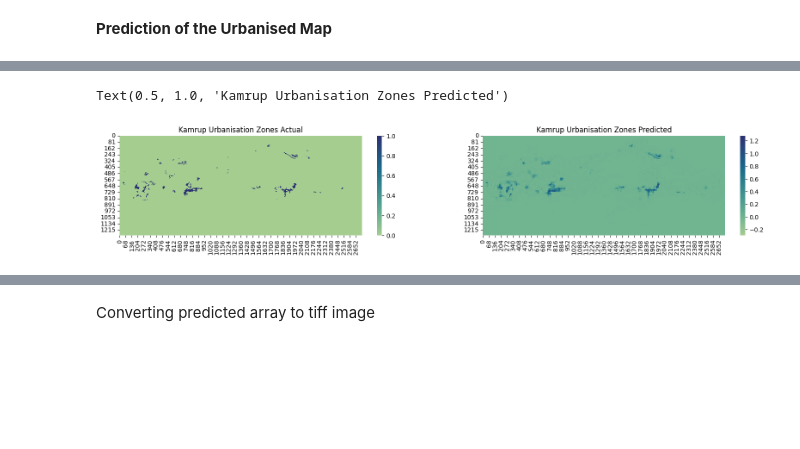
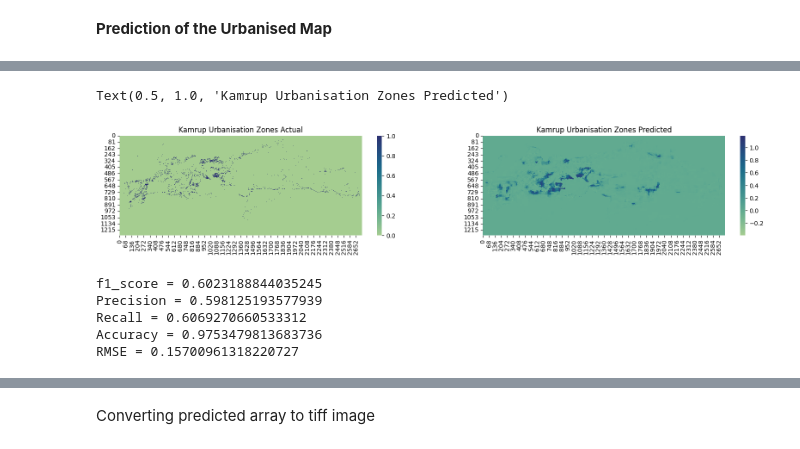
Before and after one commit to DexterfreaK/XGboostUrban, a Jupyter notebook: XGBoost_using_dataframe.ipynb, the cells around one changed output, grey strips where cells are left out. Drawn from its saved outputs; the diff is of its cells as text; code cells hidden in the pictures; blank space fills up the shorter version.

```diff
--- a/XGBoost_using_dataframe.ipynb
+++ b/XGBoost_using_dataframe.ipynb
@@ -215,0 +257,23 @@ y_pred = model.predict(X_test)
+# %%
+df = pd.DataFrame({
+    'Slope': Slope.flatten(),
+    'Elevation': Elevation.flatten(),
+    'PopDen': popden.flatten(),
+    'Friction': Friction.flatten(),
+    'Floods': floods.flatten(),
+    'Accessibility': accessibility.flatten(),
+    'GDP': gdp.flatten(),
+    'Previous_builtup': previousBuiltup.flatten(),
+    'Temp':Temp.flatten(),
+    'Y': Y_array.flatten(),
+})
+
+
+y_pred_2020 = model.predict(X)
+# %%
+fig, axes = plt.subplots(1, 2, figsize=(20, 3))
+sns.heatmap(ax=axes[0], data=np.reshape(Subtracted_Urban_21_11,(l,w)), cmap="crest").set_title('Kamrup Urbanisation Zones Actual')
+sns.heatmap(ax=axes[1], data=np.reshape(y_pred_2020,(l,w)).astype(np.float32), cmap="crest").set_title('Kamrup Urbanisation Zones Predicted')
+# %% [output]
+Text(0.5, 1.0, 'Kamrup Urbanisation Zones Predicted')
+[figure, added]
@@ -216,7 +285,15 @@ y_pred = model.predict(X_test)
 # %%
+from sklearn.metrics import precision_score, recall_score, accuracy_score, f1_score
+from sklearn.metrics import mean_squared_error as MSE
 
-# from sklearn.metrics import precision_score, recall_score, accuracy_score
-
-# print("Precision = {}".format(precision_score(y_test, y_pred, average='macro')))
-# print("Recall = {}".format(recall_score(y_test, y_pred, average='macro')))
-# print("Accuracy = {}".format(accuracy_score(y_test, y_pred)))
+print("f1_score = {}".format(f1_score(Subtracted_Urban_21_11, y_pred_2020_for_test, average='macro')))
+print("Precision = {}".format(precision_score(Subtracted_Urban_21_11, y_pred_2020_for_test, average='macro')))
+print("Recall = {}".format(recall_score(Subtracted_Urban_21_11, y_pred_2020_for_test, average='macro')))
+print("Accuracy = {}".format(accuracy_score(Subtracted_Urban_21_11, y_pred_2020_for_test)))
+print("RMSE = {}".format(np.sqrt(MSE(Subtracted_Urban_21_11, y_pred_2020_for_test))))
+# %% [output]
+f1_score = 0.6023188844035245
+Precision = 0.598125193577939
+Recall = 0.6069270660533312
+Accuracy = 0.9753479813683736
+RMSE = 0.15700961318220727
@@ -228,10 +300,3 @@ y_test = Subtracted_Urban_21_11
-# %%
-fig, axes = plt.subplots(1, 2, figsize=(20, 3))
-sns.heatmap(ax=axes[0], data=y_test, cmap="crest").set_title('Kamrup Urbanisation Zones Actual')
-sns.heatmap(ax=axes[1], data=y_pred, cmap="crest").set_title('Kamrup Urbanisation Zones Predicted')
-# %% [output]
-Text(0.5, 1.0, 'Kamrup Urbanisation Zones Predicted')
-[figure, removed]
 # %%
 from sklearn.model_selection import GridSearchCV
 
```
Also changed, not shown: parts of 40 cells of this notebook.
